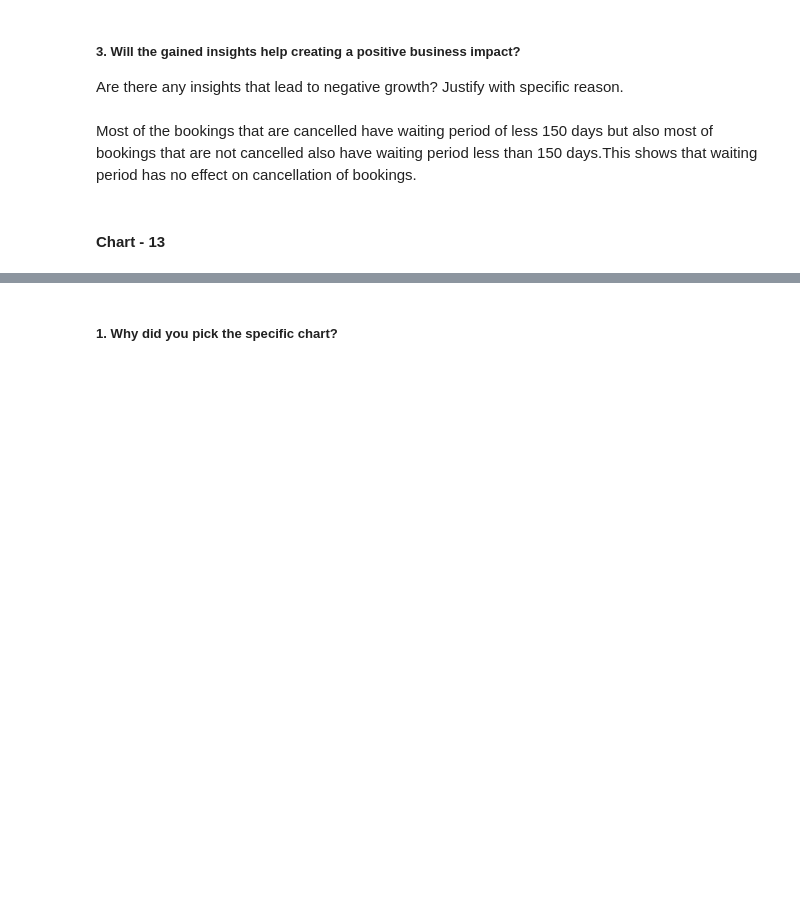
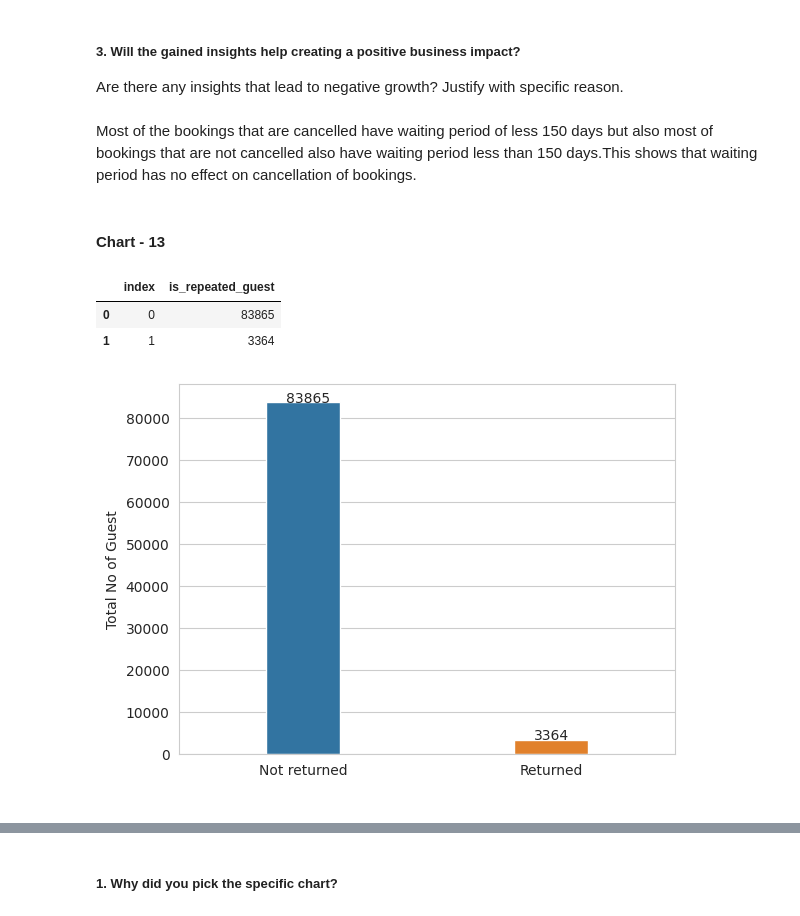
Before and after one commit to Hrishik-D/CapstoneProject_EDA_Hotel_Analysis, a Jupyter notebook: EDA_Hotel_Analysis_Individual.ipynb, the cells around one changed output, grey strips where cells are left out. Saved outputs shown, nothing was run; the diff lists cells and outputs as text; code cells hidden in the pictures; blank space fills up the shorter version.

```diff
--- a/EDA_Hotel_Analysis_Individual.ipynb
+++ b/EDA_Hotel_Analysis_Individual.ipynb
@@ -799,3 +799,21 @@ Are there any insights that lead to negative growth? Justify with specific reaso
 #### Chart - 13
 # %%
 # Chart - 13 visualization code
+c13 = df1.is_repeated_guest.value_counts().reset_index()
+# %% [output]
+|  | index | is_repeated_guest |
+| 0 | 0 | 83865 |
+| 1 | 1 | 3364 |
+# %%
+
+sns.barplot(data = c13, x='index', y= 'is_repeated_guest', width = 0.3)
+
+for index,data in enumerate(c13['is_repeated_guest']):
+  plt.text(index - 0.07, data, s =f'{data}')
+
+plt.xticks(c13['index'], labels = ["Not returned", "Returned"])
+plt.ylabel("Total No of Guest")
+plt.xlabel(" ")
+plt.show()
+# %% [output]
+[figure, added]
```
Also changed, not shown: parts of 14 cells of this notebook.
